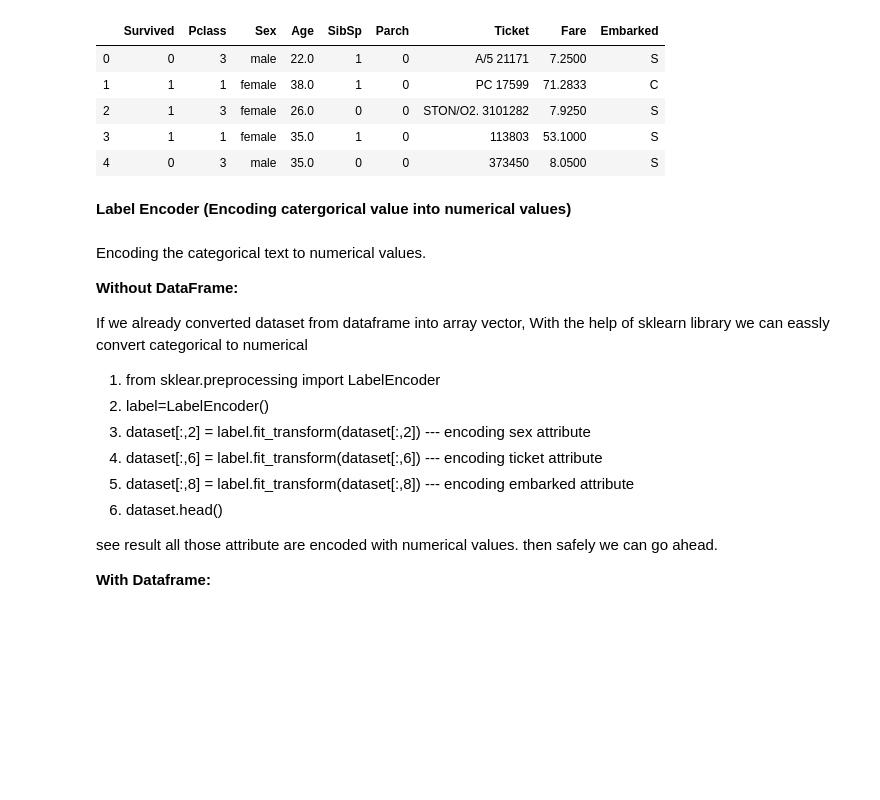
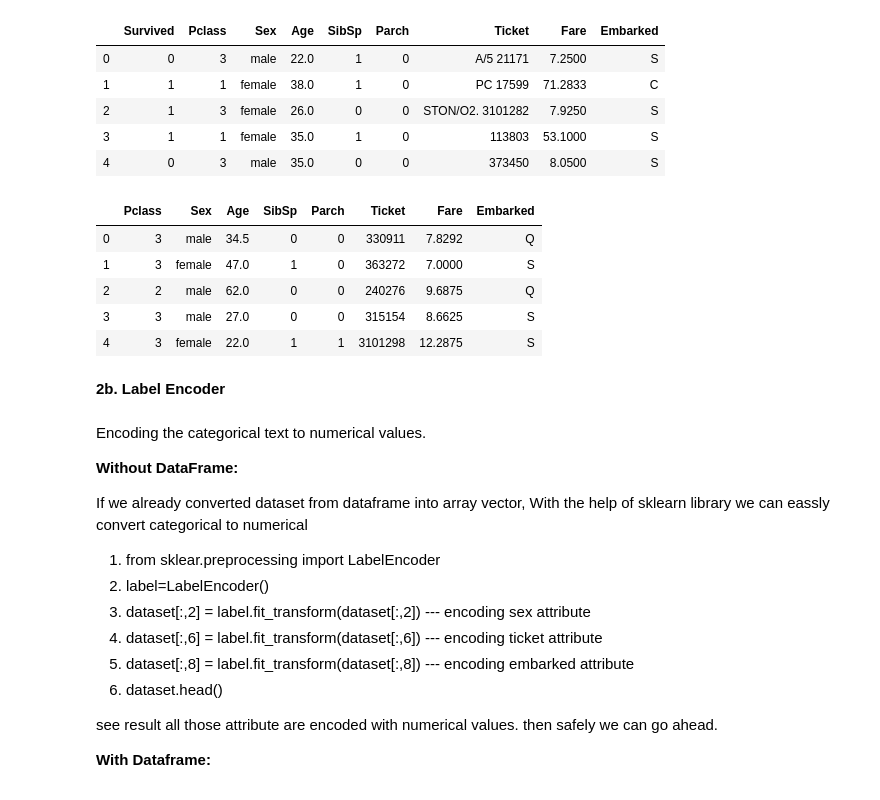
Before and after one commit to arunkumar2525/Titanic_Predictions, a Jupyter notebook: Titanic Classifier and Neural Networks.ipynb, the cells around one changed output. Drawn from its saved outputs; the diff is of its cells as text; code cells hidden in the pictures; blank space fills up the shorter version.

```diff
--- a/Titanic Classifier and Neural Networks.ipynb
+++ b/Titanic Classifier and Neural Networks.ipynb
@@ -467,8 +504,22 @@ train_dataset.head()
 | 2 | 1 | 3 | female | 26.0 | 0 | 0 | STON/O2. 3101282 | 7.9250 | S |
 | 3 | 1 | 1 | female | 35.0 | 1 | 0 | 113803 | 53.1000 | S |
 | 4 | 0 | 3 | male | 35.0 | 0 | 0 | 373450 | 8.0500 | S |
+# %%
+# Kepping duplicate for test dataset
+test_dataset1=test_dataset
+
+test_dataset=test_dataset.drop('PassengerId',axis=1)
+test_dataset=test_dataset.drop('Name',axis=1)
+test_dataset.head()
+# %% [output]
+|  | Pclass | Sex | Age | SibSp | Parch | Ticket | Fare | Embarked |
+| 0 | 3 | male | 34.5 | 0 | 0 | 330911 | 7.8292 | Q |
+| 1 | 3 | female | 47.0 | 1 | 0 | 363272 | 7.0000 | S |
+| 2 | 2 | male | 62.0 | 0 | 0 | 240276 | 9.6875 | Q |
+| 3 | 3 | male | 27.0 | 0 | 0 | 315154 | 8.6625 | S |
+| 4 | 3 | female | 22.0 | 1 | 1 | 3101298 | 12.2875 | S |
 # %% [markdown]
-**Label Encoder (Encoding catergorical value into numerical values)**
+**2b. Label Encoder**
 # %% [markdown]
 Encoding the categorical text to numerical values.
 
```
Also changed, not shown: parts of 85 cells of this notebook, 2 other files.
